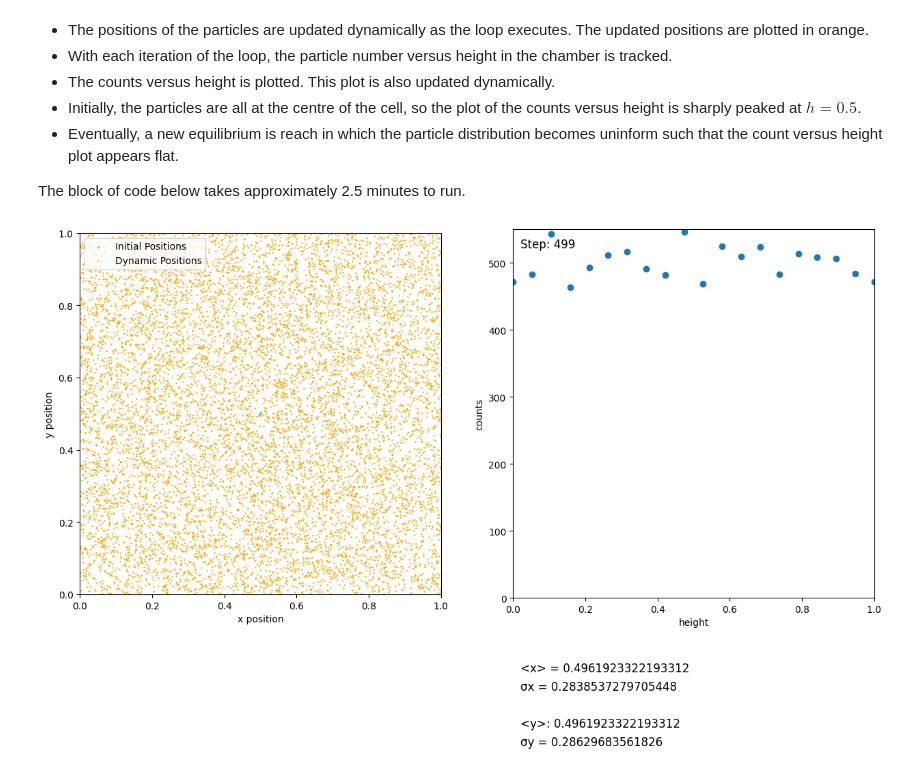
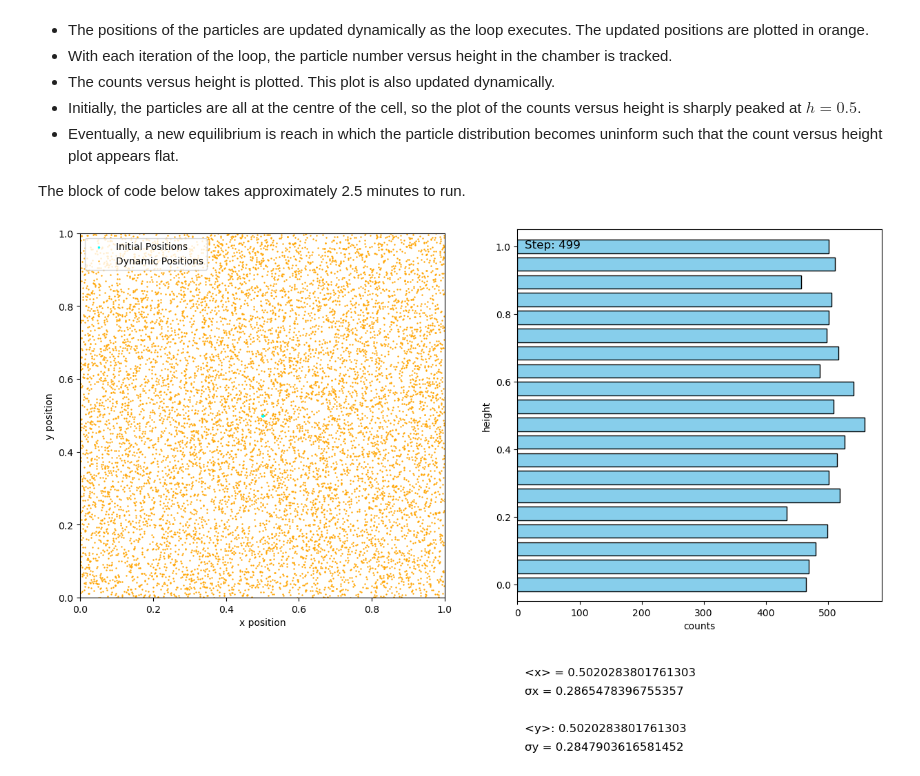
Before and after one commit to UBC-Okanagan-Python-Tutorials/Brownian-motion-diffusion, a Jupyter notebook: Brownian_motion_diffusion.ipynb, the cells around one changed output. Saved outputs shown, nothing was run; the diff lists cells and outputs as text; code cells hidden in the pictures.

```diff
--- a/Brownian_motion_diffusion.ipynb
+++ b/Brownian_motion_diffusion.ipynb
@@ -32,7 +32,6 @@ import matplotlib.pyplot as plt
 from IPython.display import display, clear_output, Markdown
 import time
 import warnings
-import jupyprint as jp
 
 with warnings.catch_warnings():
     warnings.simplefilter("ignore") # Suppress warning messages.
@@ -67,36 +66,36 @@ with warnings.catch_warnings():
         y = np.where(y < 0, y + 1, y) # If y < 0, add 1.  A particle that moves past the bottom boundary will appear near the top boundary.
         y = np.where(y > 1, y - 1, y) # If x > 1, subtract 1.  A particle that moves past the top boundary will appear near the bottom boundary.
 
         ax.clear()
         ax.scatter(x_initial, y_initial, s = 2, color='cyan', label='Initial Positions') # Plot the initial positions of the particles.
         ax.scatter(x, y, s=0.5, color='orange', label='Dynamic Positions') # Dynamically plot the new positions.
         ax.set_xlim(0, 1)
         ax.set_ylim(0, 1)
         ax.legend(loc='upper left')
         ax.set_xlabel("x position")
         ax.set_ylabel("y position")
 
         display(fig)
         clear_output(wait=True)
         time.sleep(1e-4)
 
         count, _ = np.histogram(y, bins=bin_edges) # Determine the particle count has a function of the height h.
 
         ax1.clear()
-        ax1.scatter(h, count) # Plot the particle count as a function of h.
-        ax1.set_xlim(0, 1)
-        ax1.set_ylim(0, None)  # Set the minimum y-range to be zero
+        ax1.barh(h, count, color = 'skyblue', align='center', edgecolor = 'k', height = 0.04) # Plot the particle count as a function of h.
+        ax1.set_ylim(-0.05, 1.05)
+        ax1.set_xlim(0, None)  # Set the minimum y-range to be zero
         ax1.annotate(f'Step: {step}', xy=(0.02, 0.95), xycoords='axes fraction', fontsize=12, color='black')
-        ax1.set_xlabel("height")
-        ax1.set_ylabel("counts")
+        ax1.set_ylabel("height")
+        ax1.set_xlabel("counts")
 
         x_bar = np.average(x)
         sigma_x = np.std(x)
         y_bar = np.average(y)
         sigma_y = np.std(y)
         ax1.annotate(f'<x> = {x_bar}', xy=(0.02, -0.2), xycoords='axes fraction', fontsize=12, color='black')
         ax1.annotate(f'σx = {sigma_x}', xy=(0.02, -0.25), xycoords='axes fraction', fontsize=12, color='black')
         ax1.annotate(f'<y>: {x_bar}', xy=(0.02, -0.35), xycoords='axes fraction', fontsize=12, color='black')
         ax1.annotate(f'σy = {sigma_y}', xy=(0.02, -0.4), xycoords='axes fraction', fontsize=12, color='black')
 # %% [output]
-[figure, old version]
+[figure, new version]
```
